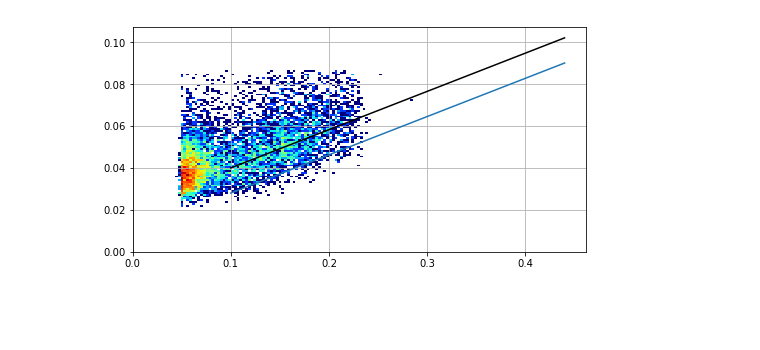
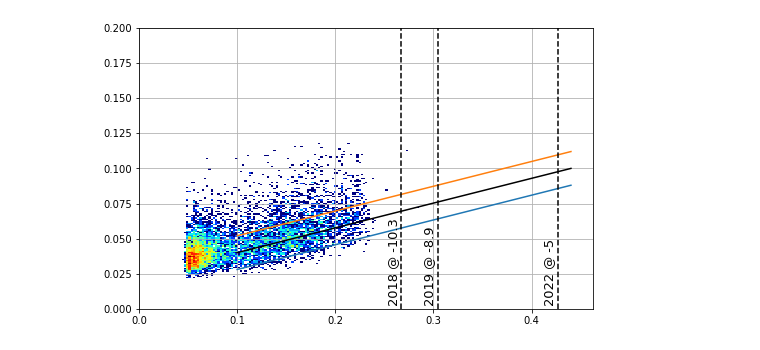
Before and after one commit to sot/vv_trending, a Jupyter notebook: RMS_vs_frac_100.ipynb, the cells around one changed output. Cells and saved outputs as stored; diff of their text form; code cells hidden in the pictures; blank space fills up the shorter version.

```diff
--- a/RMS_vs_frac_100.ipynb
+++ b/RMS_vs_frac_100.ipynb
@@ -96,22 +98,35 @@ plt.grid()
 # %%
-fig = plt.figure(figsize=(9,4))
+fig = plt.figure(figsize=(9,5))
 H, xedges, yedges = np.histogram2d(
     obs_min['warm_frac'],
     obs_min['dr_rms'],
-    bins=100, range=[[0, np.max(obs_min['warm_frac'])], [0.0, np.percentile(obs_min['dr_rms'], 98)]])
+    bins=125, range=[[0, np.max(obs_min['warm_frac'])],
+                     [0.0, np.percentile(obs_min['dr_rms'], 99.9)]])
 ax1 = fig.add_axes([0.14, 0.14, 0.70, 0.78])
 ax1.pcolorfast(xedges, yedges, H.T, cmap=my_cm, norm=norm)
 
-# by eye on midpoint and the bottom edge of the envelope
+# by eye
 if limit == 100:
-    plt.plot([0.10, 0.44], [0.040, 0.102], 'k')
-    plt.plot([0.10, 0.44], [0.028, 0.09])
+    plt.plot([0.10, 0.44], [0.040, 0.1], 'k')
+    plt.plot([0.10, 0.44], [0.028, 0.088])
+    plt.plot([0.10, 0.44], [0.052, 0.112])
 elif limit == 150:
     plt.plot([0.04, 0.35], [0.04, 0.12], 'k')
     plt.plot([0.04, 0.35], [0.03, 0.11])
+    plt.plot([0.04, 0.35], [0.05, 0.13])
 elif limit == 200:
     plt.plot([0.02, 0.28], [0.037, 0.14], 'k')
     plt.plot([0.02, 0.28], [0.027, 0.125])
+    plt.plot([0.02, 0.28], [0.052, 0.155])
+cycle19_x = get_warm_fracs(limit, '2018:001', -10.2)
+cycle20_x = get_warm_fracs(limit, '2019:001', -8.9)
+plt.plot([cycle19_x, cycle19_x], [0, 0.2], 'k', linestyle='--')
+plt.text(cycle19_x - .0145, 0.002, "2018 @ -10.3", rotation=90, fontsize=13, verticalalignment='bottom')
+plt.plot([cycle20_x, cycle20_x], [0, 0.2], 'k', linestyle='--')
+plt.text(cycle20_x - .0145, 0.002, "2019 @ -8.9", rotation=90, fontsize=13, verticalalignment='bottom' )
+plt.plot([w, w], [0, 0.2], 'k', linestyle='--')
+plt.text(w - .0145, 0.002, "2022 @ -5", rotation=90, fontsize=13, verticalalignment='bottom')
 plt.grid()
+plt.ylim(0, 0.2);
 # %% [output]
-[figure, old version]
+[figure, new version]
```
Also changed, not shown: parts of 3 cells of this notebook, 2 other files.
